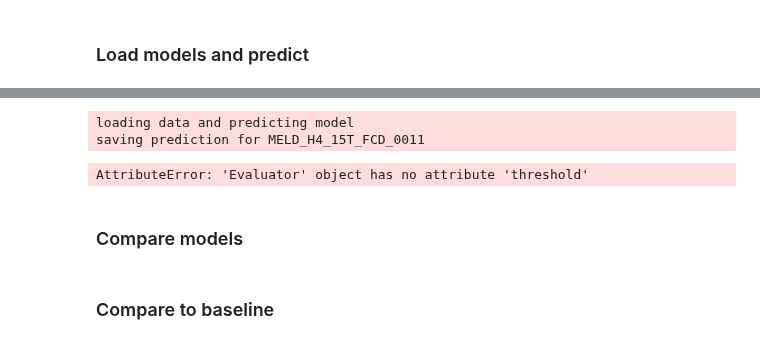
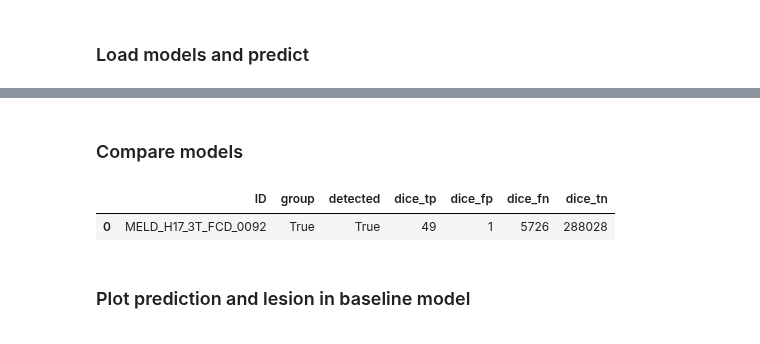
Before and after one commit to MELDProject/meld_graph, a Jupyter notebook: notebooks/evaluation_multimodels.ipynb, the cells around one changed output, grey strips where cells are left out. Saved outputs shown, nothing was run; the diff lists cells and outputs as text; code cells hidden in the pictures.

Commit message:
improve evaluation

```diff
--- a/notebooks/evaluation_multimodels.ipynb
+++ b/notebooks/evaluation_multimodels.ipynb
@@ -140,13 +156,35 @@ model_base_paths = {
     '3layer_real_scratch':  os.path.join(EXPERIMENT_PATH, '22-08-22_real_3layer/from_scratch/fold_00'),
 }
 # %%
-#load experiment already trained using checkpoint path
 from pyexpat import model
 
-model_base_path=model_base_paths['3layer_real_pretrainradius0.5']
+for model_name in model_base_paths.keys():
 
-checkpoint_path=os.path.join(EXPERIMENT_PATH, model_base_path)
+    #load experiment already trained using checkpoint path
+    model_base_path=model_base_paths[model_name]
+    checkpoint_path=os.path.join(EXPERIMENT_PATH, model_base_path)
+    exp = meld_graph.experiment.Experiment.from_folder(checkpoint_path)
 
-exp = meld_graph.experiment.Experiment.from_folder(checkpoint_path)
+    # Run the evaluation on the test data and save into directory provided
+    save_dir=os.path.join(EXPERIMENT_PATH,f'22-09-30_{model_name}')
+
+    eva = Evaluator(experiment = exp,
+                    checkpoint_path = checkpoint_path,
+                    save_dir = save_dir ,
+                    make_images = True,
+                    dataset=dataset,
+                    subject_ids=subjects,
+                    cohort=cohort,
+                )
+
+    # evaluate (predict , stats and plot) or just run individually each step
+    eva.evaluate()
+
+    # # load data and predict
+    # eva.load_predict_data()
+    # # calculate stats
+    # eva.stat_subjects()
+    #  # make images
+    # eva.plot_subjects_prediction()
 # %% [output]
 Initialised Experiment 22-08-22_real_3layer/from_synth_baselineFTprop_features0.2FTradius0.5
@@ -173,17 +205,18 @@ conv 16 16
-# %%
-# eva.evaluate()
-
-
-# # load data and predict
-eva.load_predict_data()
-# # calculate stats
-# eva.stat_subjects()
-#  # make images
-# eva.plot_subjects_prediction()
-# %% [output]
-loading data and predicting model
-saving prediction for MELD_H4_15T_FCD_0011
-AttributeError: 'Evaluator' object has no attribute 'threshold'
 # %% [markdown]
 ### Compare models
+# %%
+# load results and analyse
+import pandas as pd
+
+df={}
+
+for model_name in model_base_paths.keys():
+
+    results_file = os.path.join(EXPERIMENT_PATH, f'22-09-30_{model_name}', 'results', 'test_results.csv')
+    df[model_name] = pd.read_csv(results_file)
+# %%
+df[model_name]
+# %% [output]
+|  | ID | group | detected | dice_tp | dice_fp | dice_fn | dice_tn |
+| 0 | MELD_H17_3T_FCD_0092 | True | True | 49 | 1 | 5726 | 288028 |
 # %%
@@ -191,4 +235,4 @@ AttributeError: 'Evaluator' object has no attribute 'threshold'
 # %% [markdown]
-### Compare to baseline
+### Plot prediction and lesion in baseline model
 # %%
 import h5py
```
Also changed, not shown: parts of 14 cells of this notebook, 1 other file.
